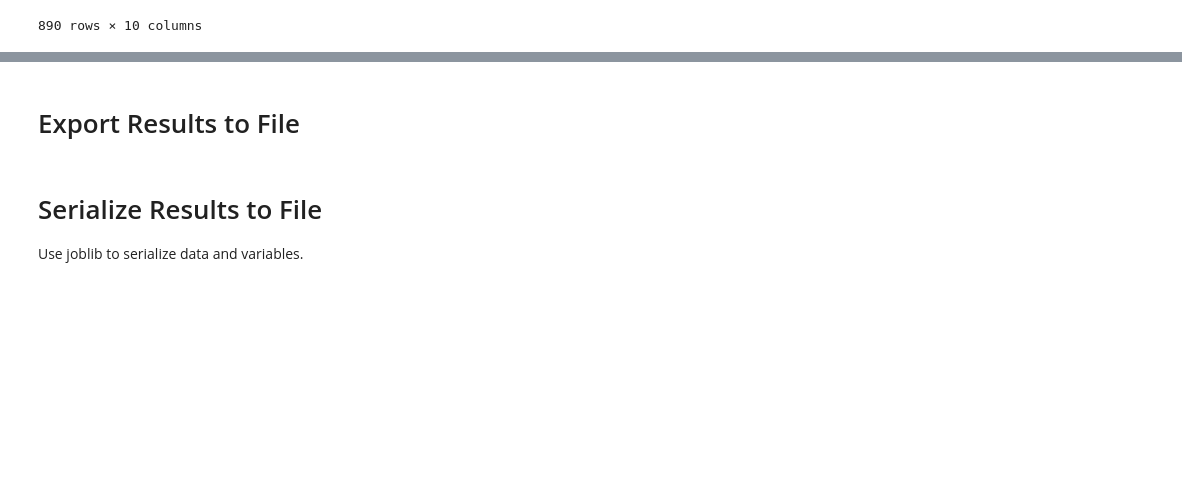
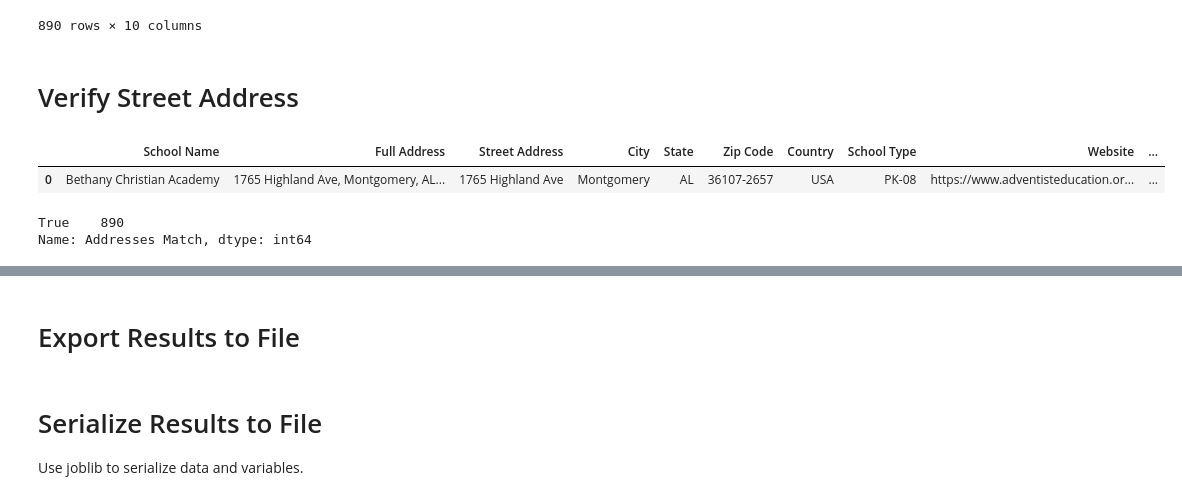
Before and after one commit to whitefreeze/SDANAD-Education, a Jupyter notebook: Scraping.ipynb, the cells around one changed output, grey strips where cells are left out. Saved outputs shown, nothing was run; the diff lists cells and outputs as text; code cells hidden in the pictures; blank space fills up the shorter version.

```diff
--- a/Scraping.ipynb
+++ b/Scraping.ipynb
@@ -190,3 +193,19 @@ display(df)
 # %%
 # Remember to close the browser
 driver.quit()
+# %% [markdown]
+# Verify Street Address
+# %%
+# Verify if each street address was correctly extracted from the full address
+df['Addresses Match'] = df.apply(lambda row: row['Full Address'].startswith(row['Street Address']), axis=1)
+# %%
+df.head(1)
+# %% [output]
+|  | School Name | Full Address | Street Address | City | State | Zip Code | Country | School Type | Website | ... |
+| 0 | Bethany Christian Academy | 1765 Highland Ave, Montgomery, AL... | 1765 Highland Ave | Montgomery | AL | 36107-2657 | USA | PK-08 | https://www.adventisteducation.or... | ... |
+# %%
+# Count the number of False values returned (a mismatch between address values)
+df['Addresses Match'].value_counts()
+# %% [output]
+True    890
+Name: Addresses Match, dtype: int64
```
Also changed, not shown: parts of 30 cells of this notebook, 1 other file.
